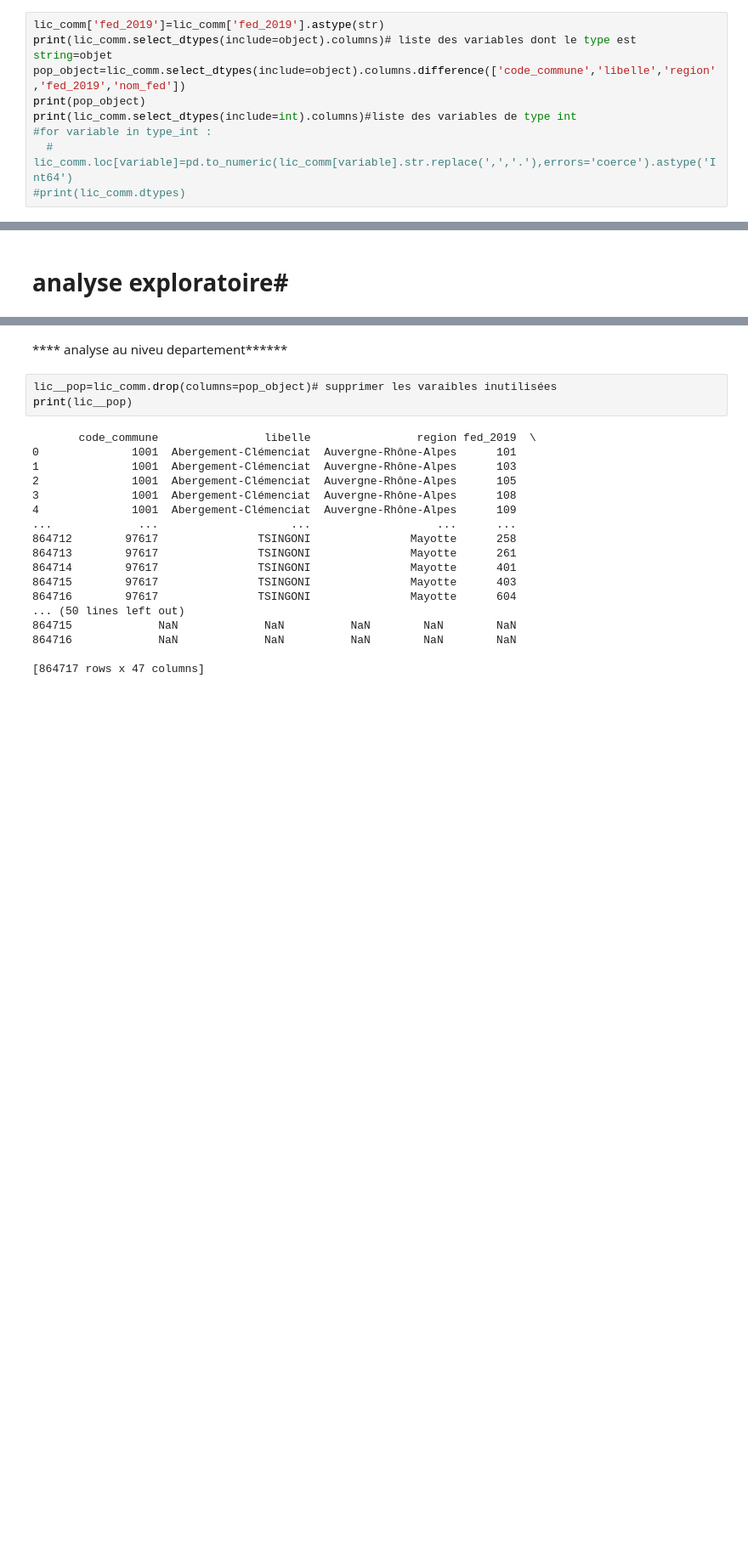
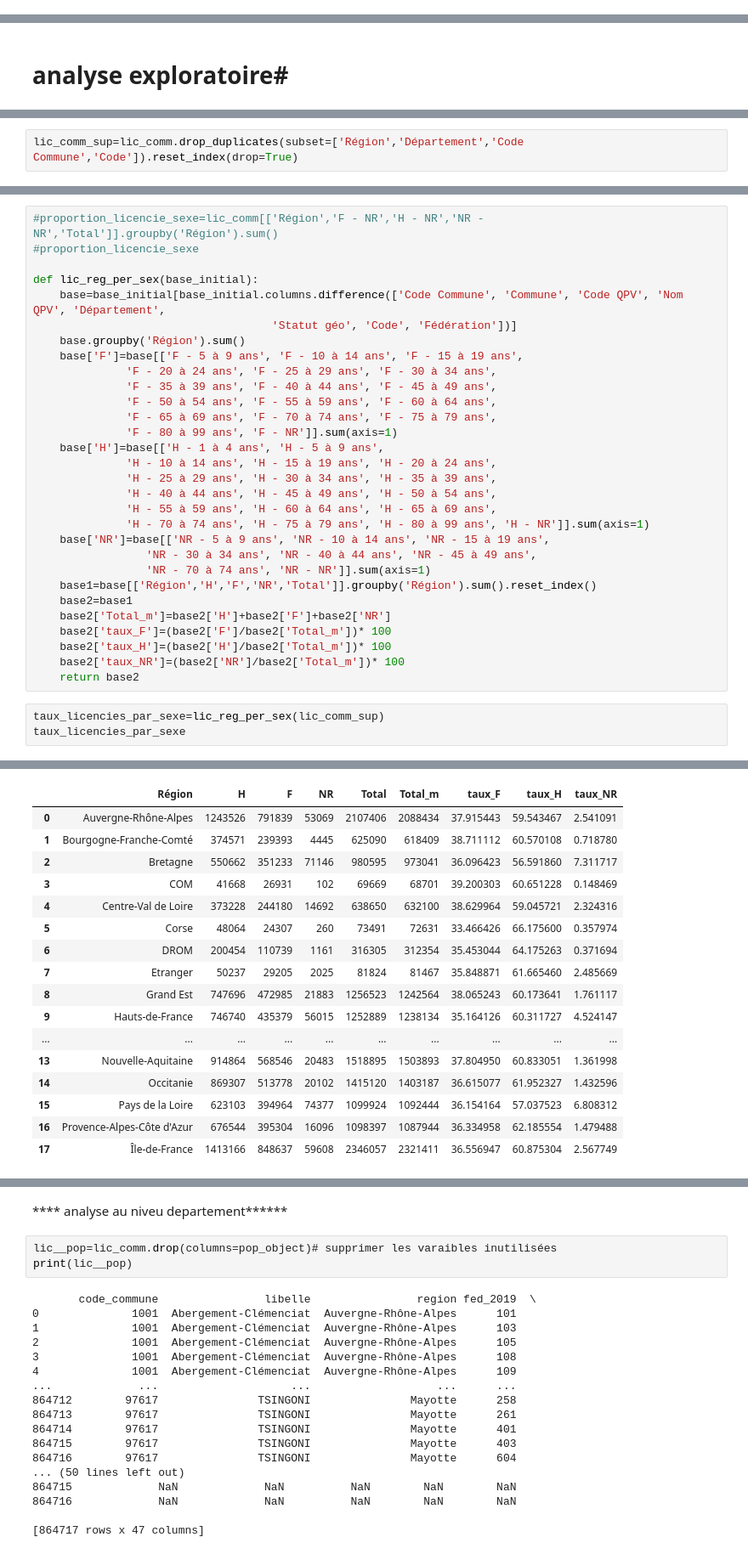
Before and after one commit to paulrsnn/projet-python, a Jupyter notebook: analyse_exp.ipynb, the cells around one changed output, grey strips where cells are left out. Shown: that part at 85% size. Saved outputs shown, nothing was run; the diff lists cells and outputs as text; blank space fills up the shorter version.

```diff
--- a/analyse_exp.ipynb
+++ b/analyse_exp.ipynb
@@ -39,9 +110,0 @@ Length: 65, dtype: object
-# %%
-lic_comm['fed_2019']=lic_comm['fed_2019'].astype(str)
-print(lic_comm.select_dtypes(include=object).columns)# liste des variables dont le type est string=objet
-pop_object=lic_comm.select_dtypes(include=object).columns.difference(['code_commune','libelle','region','fed_2019','nom_fed'])
-print(pop_object)
-print(lic_comm.select_dtypes(include=int).columns)#liste des variables de type int
-#for variable in type_int :
-  #  lic_comm.loc[variable]=pd.to_numeric(lic_comm[variable].str.replace(',','.'),errors='coerce').astype('Int64')
-#print(lic_comm.dtypes)
@@ -172,0 +162,2 @@ lic_comm[['region', 'l_2019']].groupby('region').sum().sort_values(by = 'l_2019'
+# %%
+lic_comm_sup=lic_comm.drop_duplicates(subset=['Région','Département','Code Commune','Code']).reset_index(drop=True)
@@ -172,0 +208,34 @@ lic_comm[['region', 'l_2019']].groupby('region').sum().sort_values(by = 'l_2019'
+# %%
+#proportion_licencie_sexe=lic_comm[['Région','F - NR','H - NR','NR - NR','Total']].groupby('Région').sum()
+#proportion_licencie_sexe
+
+def lic_reg_per_sex(base_initial):
+    base=base_initial[base_initial.columns.difference(['Code Commune', 'Commune', 'Code QPV', 'Nom QPV', 'Département',
+                                    'Statut géo', 'Code', 'Fédération'])]
+    base.groupby('Région').sum()
+    base['F']=base[['F - 5 à 9 ans', 'F - 10 à 14 ans', 'F - 15 à 19 ans',
+              'F - 20 à 24 ans', 'F - 25 à 29 ans', 'F - 30 à 34 ans',
+              'F - 35 à 39 ans', 'F - 40 à 44 ans', 'F - 45 à 49 ans',
+              'F - 50 à 54 ans', 'F - 55 à 59 ans', 'F - 60 à 64 ans',
+              'F - 65 à 69 ans', 'F - 70 à 74 ans', 'F - 75 à 79 ans',
+              'F - 80 à 99 ans', 'F - NR']].sum(axis=1)
+    base['H']=base[['H - 1 à 4 ans', 'H - 5 à 9 ans',
+              'H - 10 à 14 ans', 'H - 15 à 19 ans', 'H - 20 à 24 ans',
+              'H - 25 à 29 ans', 'H - 30 à 34 ans', 'H - 35 à 39 ans',
+              'H - 40 à 44 ans', 'H - 45 à 49 ans', 'H - 50 à 54 ans',
+              'H - 55 à 59 ans', 'H - 60 à 64 ans', 'H - 65 à 69 ans',
+              'H - 70 à 74 ans', 'H - 75 à 79 ans', 'H - 80 à 99 ans', 'H - NR']].sum(axis=1)
+    base['NR']=base[['NR - 5 à 9 ans', 'NR - 10 à 14 ans', 'NR - 15 à 19 ans',
+                 'NR - 30 à 34 ans', 'NR - 40 à 44 ans', 'NR - 45 à 49 ans',
+                 'NR - 70 à 74 ans', 'NR - NR']].sum(axis=1)
+    base1=base[['Région','H','F','NR','Total']].groupby('Région').sum().reset_index()
+    base2=base1
+    base2['Total_m']=base2['H']+base2['F']+base2['NR']
+    base2['taux_F']=(base2['F']/base2['Total_m'])* 100
+    base2['taux_H']=(base2['H']/base2['Total_m'])* 100
+    base2['taux_NR']=(base2['NR']/base2['Total_m'])* 100
+    return base2
+# %%
+taux_licencies_par_sexe=lic_reg_per_sex(lic_comm_sup)
+taux_licencies_par_sexe
+# %% [output]
@@ -172,0 +257,17 @@ lic_comm[['region', 'l_2019']].groupby('region').sum().sort_values(by = 'l_2019'
+|  | Région | H | F | NR | Total | Total_m | taux_F | taux_H | taux_NR |
+| 0 | Auvergne-Rhône-Alpes | 1243526 | 791839 | 53069 | 2107406 | 2088434 | 37.915443 | 59.543467 | 2.541091 |
+| 1 | Bourgogne-Franche-Comté | 374571 | 239393 | 4445 | 625090 | 618409 | 38.711112 | 60.570108 | 0.718780 |
+| 2 | Bretagne | 550662 | 351233 | 71146 | 980595 | 973041 | 36.096423 | 56.591860 | 7.311717 |
+| 3 | COM | 41668 | 26931 | 102 | 69669 | 68701 | 39.200303 | 60.651228 | 0.148469 |
+| 4 | Centre-Val de Loire | 373228 | 244180 | 14692 | 638650 | 632100 | 38.629964 | 59.045721 | 2.324316 |
+| 5 | Corse | 48064 | 24307 | 260 | 73491 | 72631 | 33.466426 | 66.175600 | 0.357974 |
+| 6 | DROM | 200454 | 110739 | 1161 | 316305 | 312354 | 35.453044 | 64.175263 | 0.371694 |
+| 7 | Etranger | 50237 | 29205 | 2025 | 81824 | 81467 | 35.848871 | 61.665460 | 2.485669 |
+| 8 | Grand Est | 747696 | 472985 | 21883 | 1256523 | 1242564 | 38.065243 | 60.173641 | 1.761117 |
+| 9 | Hauts-de-France | 746740 | 435379 | 56015 | 1252889 | 1238134 | 35.164126 | 60.311727 | 4.524147 |
+| ... | ... | ... | ... | ... | ... | ... | ... | ... | ... |
+| 13 | Nouvelle-Aquitaine | 914864 | 568546 | 20483 | 1518895 | 1503893 | 37.804950 | 60.833051 | 1.361998 |
+| 14 | Occitanie | 869307 | 513778 | 20102 | 1415120 | 1403187 | 36.615077 | 61.952327 | 1.432596 |
+| 15 | Pays de la Loire | 623103 | 394964 | 74377 | 1099924 | 1092444 | 36.154164 | 57.037523 | 6.808312 |
+| 16 | Provence-Alpes-Côte d'Azur | 676544 | 395304 | 16096 | 1098397 | 1087944 | 36.334958 | 62.185554 | 1.479488 |
+| 17 | Île-de-France | 1413166 | 848637 | 59608 | 2346057 | 2321411 | 36.556947 | 60.875304 | 2.567749 |
```
Also changed, not shown: parts of 36 cells of this notebook, 2 other files.
